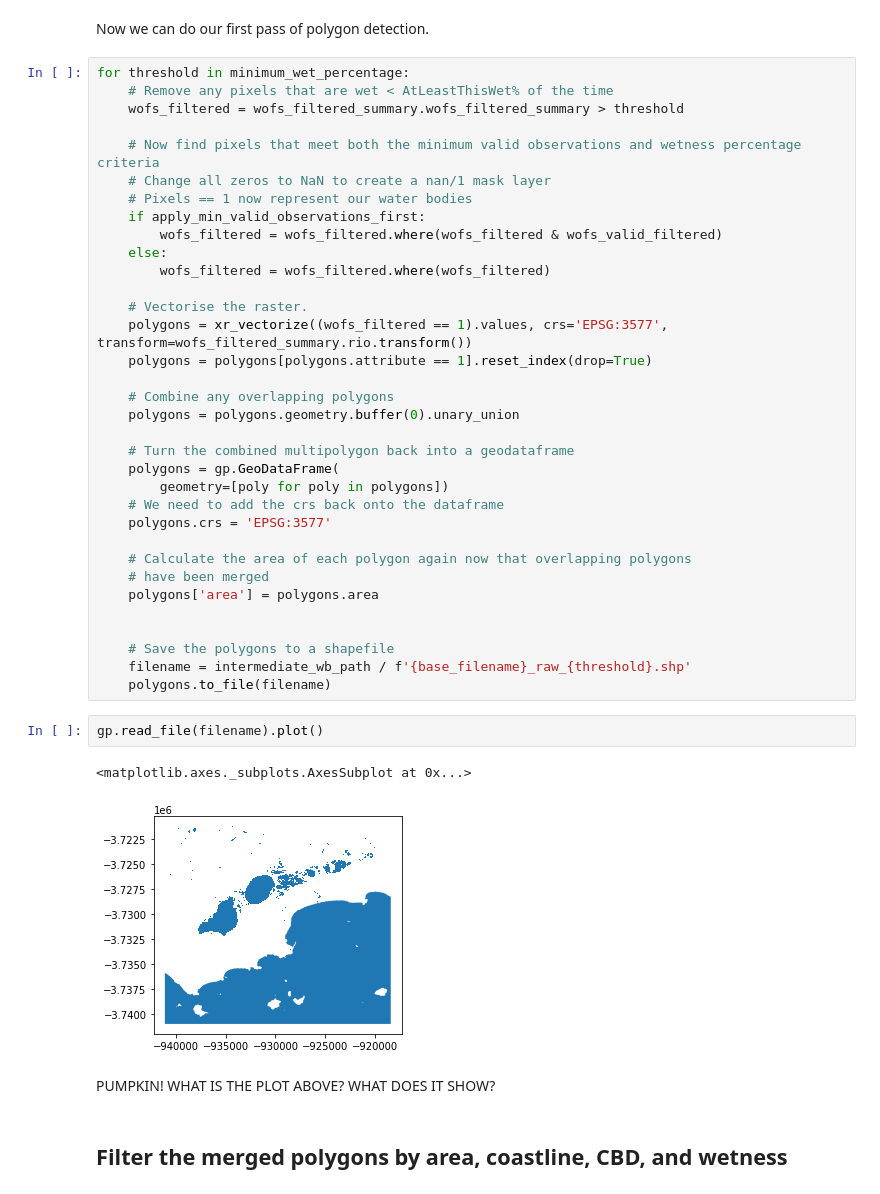
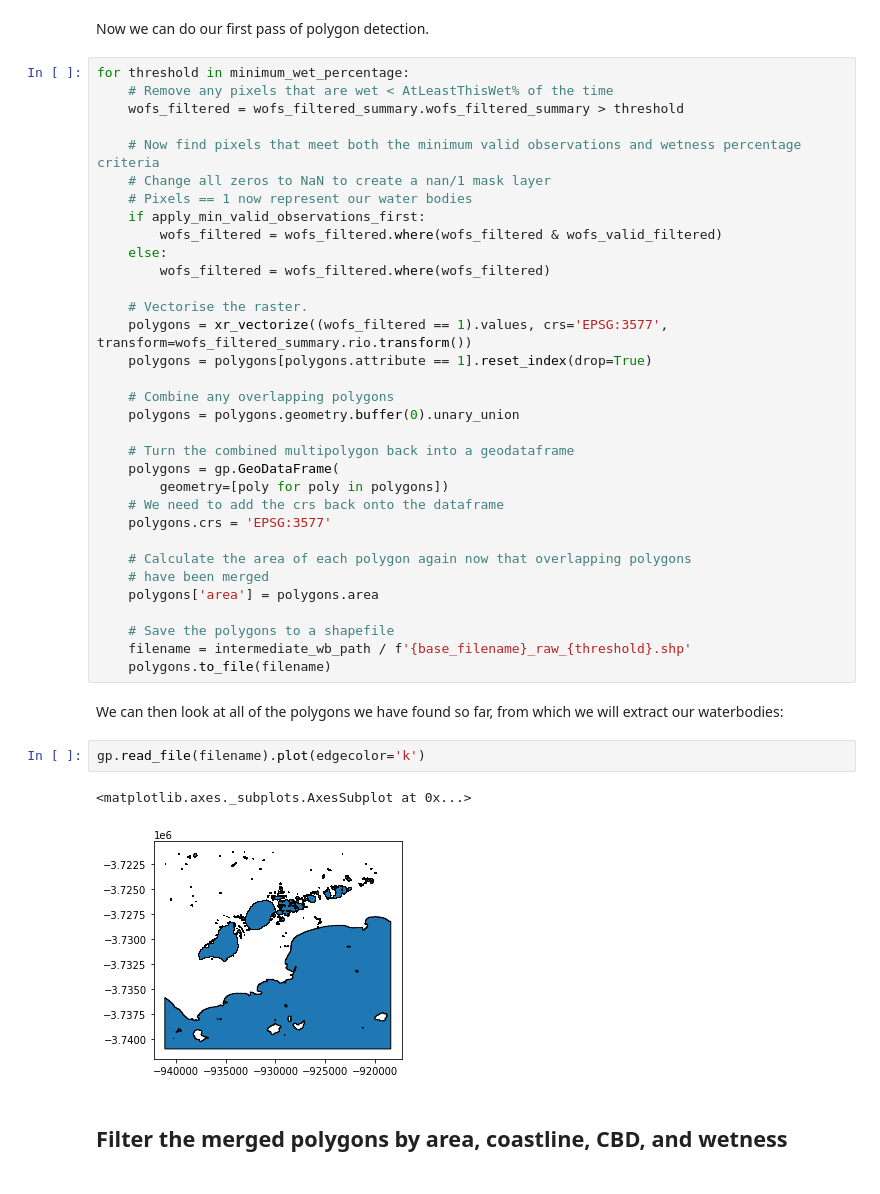
Before and after one commit to GeoscienceAustralia/dea-waterbodies, a Jupyter notebook: WaterbodyPolygons.ipynb, the cells around one changed output. Drawn from its saved outputs; the diff is of its cells as text.

```diff
--- a/WaterbodyPolygons.ipynb
+++ b/WaterbodyPolygons.ipynb
@@ -253,17 +265,16 @@ for threshold in minimum_wet_percentage:
     # have been merged
     polygons['area'] = polygons.area
 
-
     # Save the polygons to a shapefile
     filename = intermediate_wb_path / f'{base_filename}_raw_{threshold}.shp'
     polygons.to_file(filename)
+# %% [markdown]
+We can then look at all of the polygons we have found so far, from which we will extract our waterbodies:
 # %%
-gp.read_file(filename).plot()
+gp.read_file(filename).plot(edgecolor='k')
 # %% [output]
 <matplotlib.axes._subplots.AxesSubplot at 0x...>
-[figure, old version]
+[figure, new version]
-# %% [markdown]
-PUMPKIN! WHAT IS THE  PLOT ABOVE? WHAT DOES IT SHOW?
 # %% [markdown]
 <a id='Filtering'></a>
 
```
Also changed, not shown: parts of 48 cells of this notebook.
